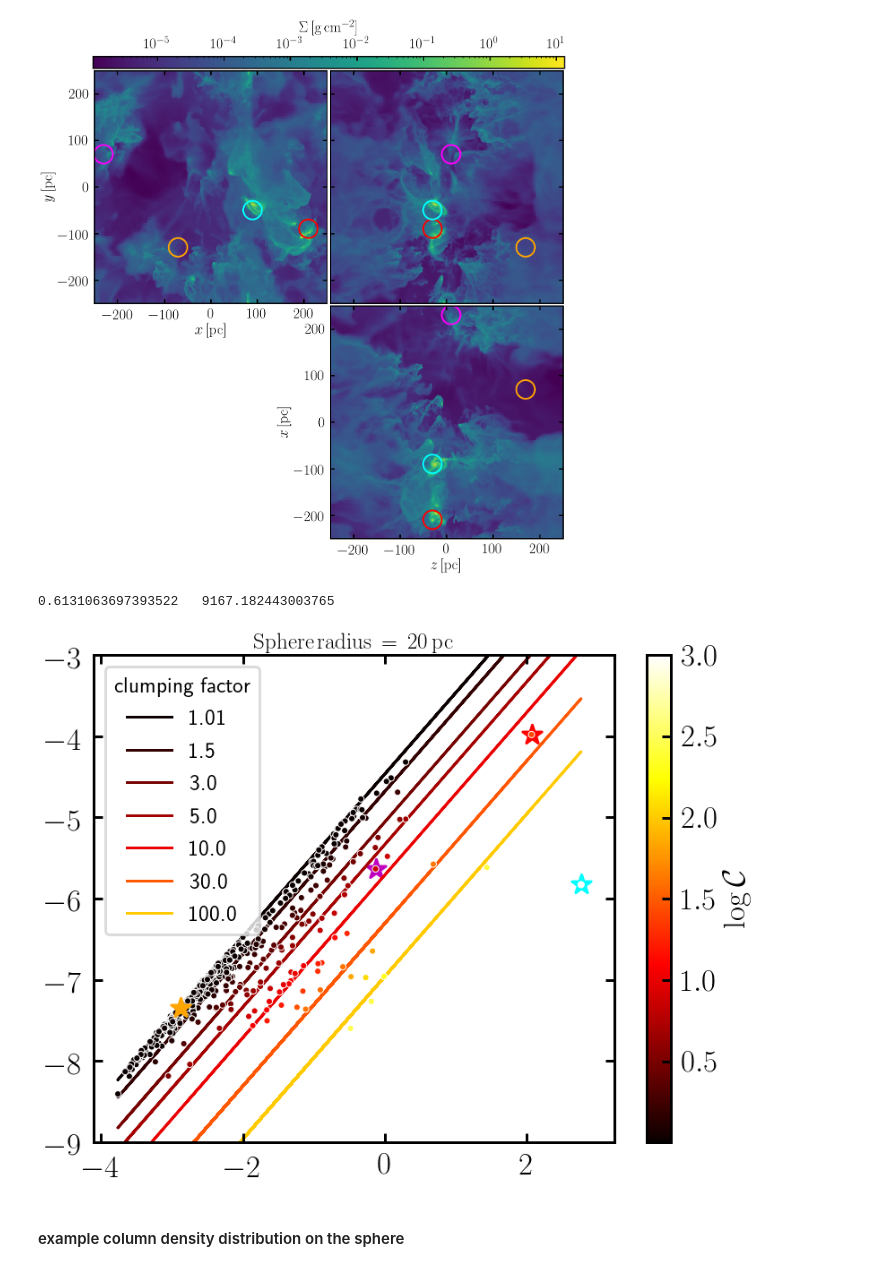
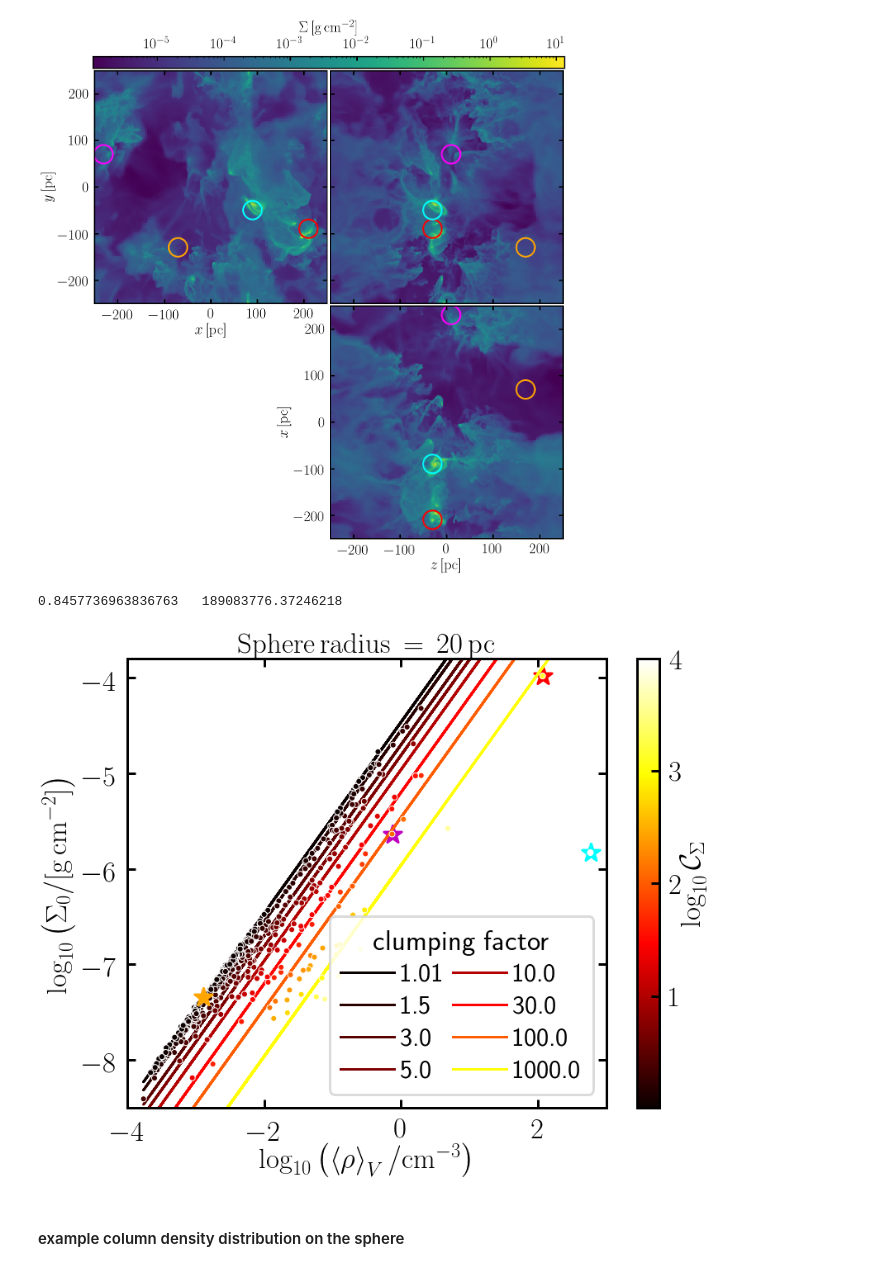
Before and after one commit to TobiBu/ISM_subgrid_clumping, a Jupyter notebook: ISM_subgrid_clumping.ipynb, the cells around one changed output. Cells and saved outputs as stored; diff of their text form; code cells hidden in the pictures.

```diff
--- a/ISM_subgrid_clumping.ipynb
+++ b/ISM_subgrid_clumping.ipynb
@@ -75,7 +77,7 @@ p_mass = 1.6726231e-24 #proton mass in grams
 # some data loading function
 def od_get_data(filename):
     '''
-    Unpacks a dataset (pickle file) created with the function cover_dom_mp.
+    Unpacks a dataset (pickle file) created with the function cover_dom_mpv_overlap.
 
 
     Parameters
@@ -197,15 +216,15 @@ def my_errf(dens,r,c,delta):
 # log-normal
 def lognorm(dens,dens_0,r,c):
     """
-    log normal density distribution
+    log normal density distribution as in equation 17 using equation 24 to replace sigma_0
     dens in log scale
     radius r in pc
     clumping factor c
     """
     sigma = np.sqrt(0.5*np.log(c))
-    dens_1 = r*(10**dens_0)*np.exp(-0.5*np.log(c)/2.)/(3*c)
+    dens_1 = r*(10**dens_0)*np.exp(-5.*np.log(c)/4.)/3.
 
-    return np.exp(-(dens-np.log10(dens_1))**2. / (2 * sigma**2.))
+    return np.exp(-(dens-np.log(dens_1))**2. / (2 * sigma**2.))
 # %% [markdown]
 ### Figure 3: Model predictions
 # %%
@@ -324,6 +439,8 @@ plt.savefig("./plots/c_vs_c.pdf", bbox_inches='tight')
 # %%
 # Fig. 4: clumping factor for different sphere radii
 
+cmap = plt.get_cmap("tab10")
+color = [2,4,1,3,0]
 names = ['./data/data_cellprop_500_nside4_1pc_R10_6000','./data/data_cellprop_500_nside4_1pc_R20_6000',
         './data/data_cellprop_500_nside4_1pc_R30_6000','./data/data_cellprop_500_nside4_1pc_R40_6000',
         './data/data_cellprop_500_nside4_1pc_R50_6000']
@@ -375,15 +492,25 @@ for name,rad in zip(names,[10,20,30,40,50]):
     bin_std, _, _ = stats.binned_statistic(np.log10(np.asarray(density)/p_mass),np.log10(np.asarray(clump)),
                             statistic=np.std,range=Range, bins=Nbin)
 
-    ax.errorbar(bin_centers+(j-3)*0.075,bin_means,xerr=[bin_width/2.]*len(bin_means),yerr=[bin_means-bin_Lquant,bin_Hquant-bin_means],label=r'$R=%i\, \rm{pc}$'%rad)
+    ax.errorbar(bin_centers+(j-3)*0.075,bin_means,xerr=[bin_width/2.]*len(bin_means),yerr=[bin_means-bin_Lquant,bin_Hquant-bin_means],c=cmap(color[j-1]),label=r'$R=%i\, \rm{pc}$'%rad)
+
+    #print(rad)
+    #print("means")
+    #print(bin_means)
+    #print("L quant")
+    #print(bin_Lquant)
+    #print("H quant")
+    #print(bin_Hquant)
+    #print("std")
+    #print(bin_std)
 
     #for x,y,z in zip(np.round(bin_means,2),np.round(bin_Lquant,2),np.round(bin_Hquant,2)):
     #    print(str(x) + "$_{"+str(y)+"}^{"+str(z)+"}")
 
     j += 1
 
-ax.set_xlabel(r"$\log\left(\bar{\rho}/\rm{cm^{-3}}\right)$")
-ax.set_ylabel(r"$\log\mathcal{C}_\rho$")
-ax.legend(fontsize=25,loc=2)
+ax.set_xlabel(r"$\log_{10}\left(\bar{\rho}/\rm{cm^{-3}}\right)$")
+ax.set_ylabel(r"$\log_{10}\mathcal{C}_\rho$")
+ax.legend(fontsize=35,loc=2)
 plt.savefig('./plots/c_vs_rho.pdf', bbox_inches='tight')
 # %% [output]
@@ -587,39 +713,40 @@ plt.savefig("./plots/surf_den.pdf", bbox_inches='tight')
 # %%
 # column density vs. density
 h = 1 #0
 l = 2 #1
 
 s = 2 #1
 t = 2
 
 k = 1
 
-C = [1.01,1.5,3.,5.,10.,30.,100.,1000.]
+C = [1.01,1.5,3.,5.,10.,30.,100.,1000.,10000.]
 logC = np.log10(C)
 colors = plt.cm.hot(logC/logC[-1])#np.linspace(0,1,len(C)+3))
 
 create_plot('./data/datav_500_nside4_1pc_R20_6000')
 den, col_den, median_mp, avg_mp, centers = od_get_data('./data/datav_500_nside4_1pc_R20_6000')
 
 for l in range(len(C)-1):
-    plt.plot(np.log10(den/p_mass),np.log10((20*pc*den/3.)*C[l]**(-5/4.)), label=C[l], c=colors[l], zorder=-1)
+    plt.plot(np.log10(den/p_mass),np.log10((20*pc*den/3.)*C[l]**(-1/2.)), label=C[l], c=colors[l], zorder=-2)
 
-    plt.legend(ncol=1,title="clumping factor",title_fontsize=25,fontsize=25, loc=2)
+    plt.legend(ncol=2,title="clumping factor",title_fontsize=35,fontsize=32.5, loc=4, columnspacing=0.25, handletextpad=0.25, labelspacing=0.25)
 
 den, col_den, median_mp, avg_mp, centers = od_get_data('./data/datav_500_nside4_1pc_R20_6000')
 
 plt.scatter(np.log10(den/p_mass)[hden][h],np.log10(median_mp/A_cm)[hden][h],marker='*',s=500,zorder=-10,c='r')
 
 plt.scatter(np.log10(den/p_mass)[hden0][s],np.log10(median_mp/A_cm)[hden0][s],marker='*',s=500,zorder=-10,c='m')
-plt.scatter(np.log10(den/p_mass)[lden0][t],np.log10(median_mp/A_cm)[lden0][t],marker='*',s=500,c='orange')
+plt.scatter(np.log10(den/p_mass)[lden0][t],np.log10(median_mp/A_cm)[lden0][t],marker='*',s=500,c='orange', zorder=11)
 
 plt.scatter(np.log10(den/p_mass)[yellow],np.log10(median_mp/A_cm)[yellow],marker='*',s=500,zorder=-10,c='cyan')
 
-plt.ylim(-9,-3)
+plt.ylim(-8.5,-3.8)
+plt.xlim(-4.,3.015)
 plt.savefig("./plots/den_vs_col_den.pdf", bbox_inches='tight')
 # %% [output]
-0.6131063697393522   9167.182443003765
+0.8457736963836763   189083776.37246218
-[figure, old version]
+[figure, new version]
 # %% [markdown]
 #### example column density distribution on the sphere
 # %%
```
Also changed, not shown: parts of 22 cells of this notebook, 16 other files.
